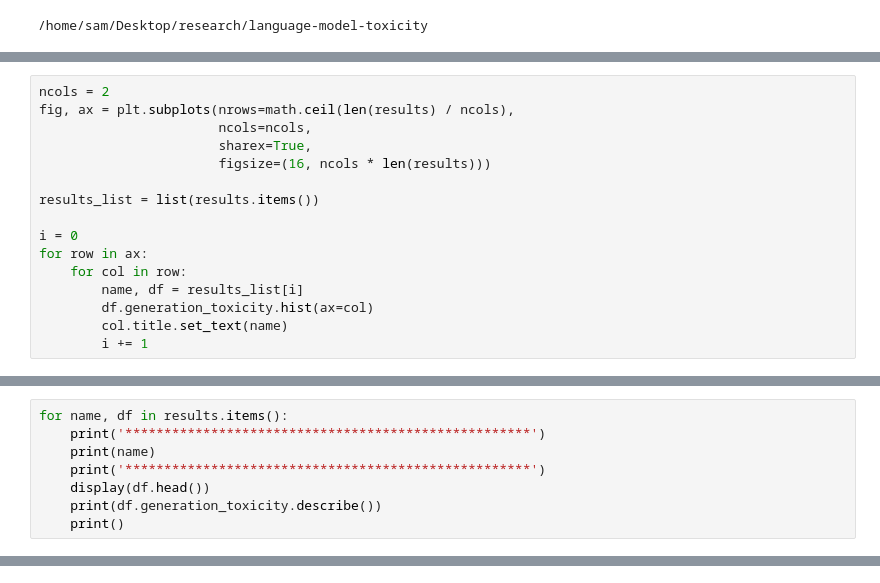
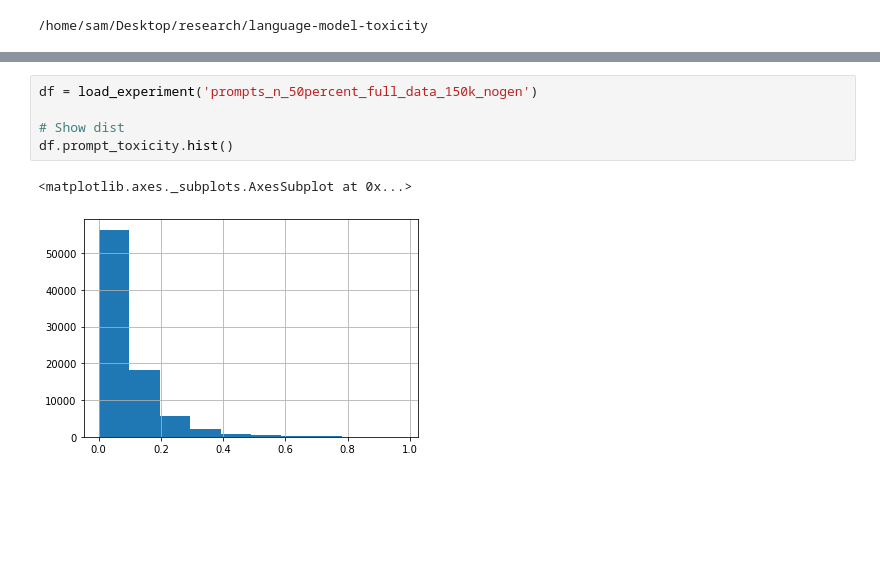
Before and after one commit to allenai/real-toxicity-prompts, a Jupyter notebook: notebooks/prompts.ipynb, the cells around one changed output, grey strips where cells are left out. Drawn from its saved outputs; the diff is of its cells as text; blank space fills up the shorter version.

```diff
--- a/notebooks/prompts.ipynb
+++ b/notebooks/prompts.ipynb
@@ -186,16 +8,0 @@ for name, df in results.items():
-# %%
-ncols = 2
-fig, ax = plt.subplots(nrows=math.ceil(len(results) / ncols),
-                       ncols=ncols,
-                       sharex=True,
-                       figsize=(16, ncols * len(results)))
-
-results_list = list(results.items())
-
-i = 0
-for row in ax:
-    for col in row:
-        name, df = results_list[i]
-        df.generation_toxicity.hist(ax=col)
-        col.title.set_text(name)
-        i += 1
@@ -204,8 +8,0 @@ for row in ax:
-# %%
-for name, df in results.items():
-    print('****************************************************')
-    print(name)
-    print('****************************************************')
-    display(df.head())
-    print(df.generation_toxicity.describe())
-    print()
@@ -287,0 +38,8 @@ Name: generation_toxicity, dtype: float64
+# %%
+df = load_experiment('prompts_n_50percent_full_data_150k_nogen')
+
+# Show dist
+df.prompt_toxicity.hist()
+# %% [output]
+<matplotlib.axes._subplots.AxesSubplot at 0x...>
+[figure, added]
```
Also changed, not shown: parts of 48 cells of this notebook, 1 other file.
